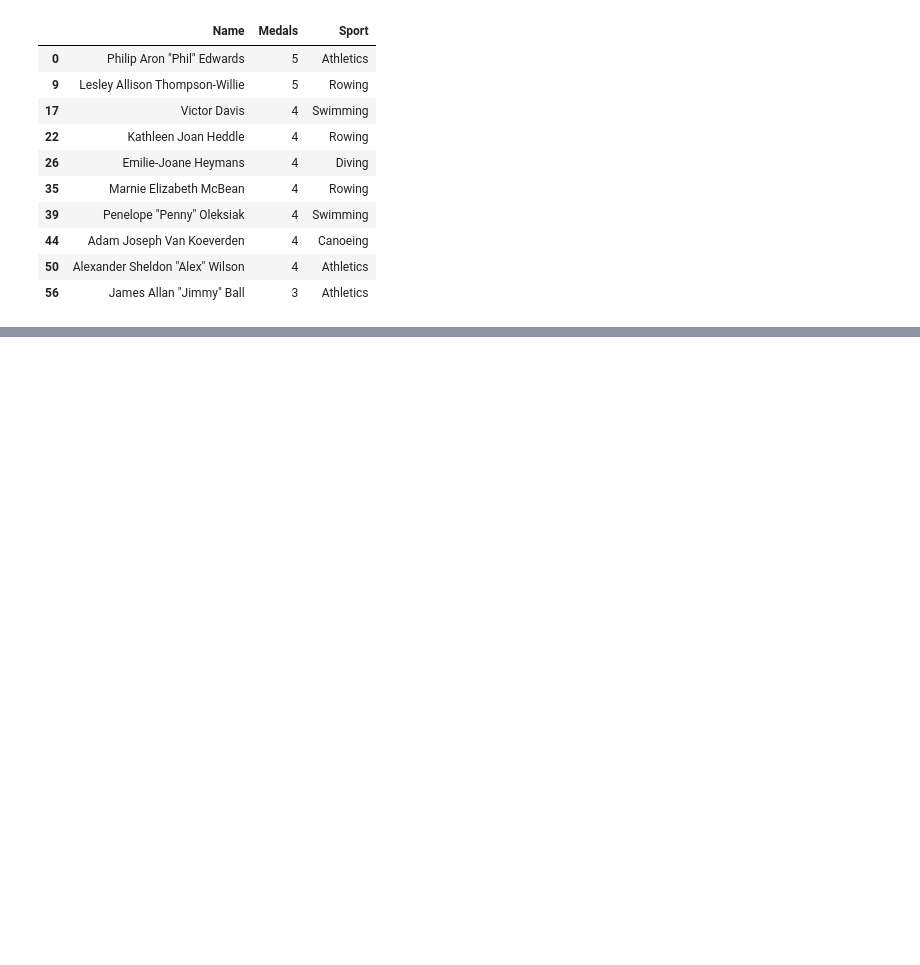
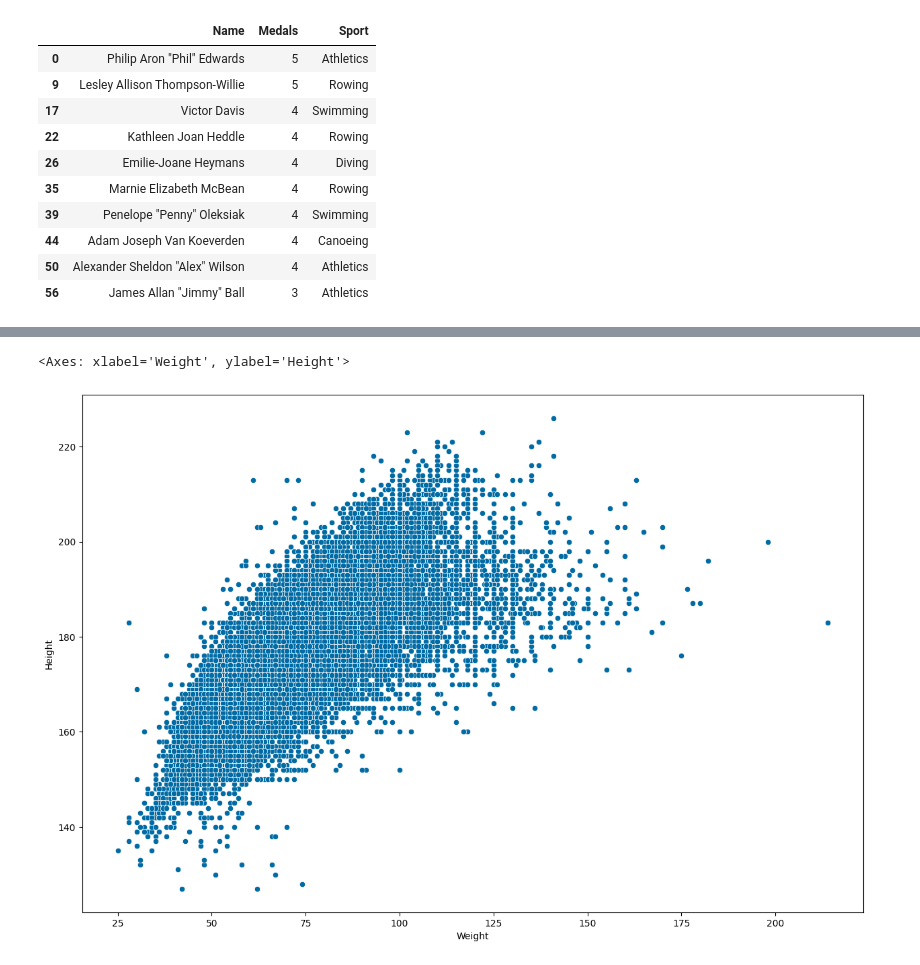
Before and after one commit to V-A-N-S-H/Olympics-Data-Analysis, a Jupyter notebook: Olympics_Analysis.ipynb, the cells around one changed output, grey strips where cells are left out. Drawn from its saved outputs; the diff is of its cells as text; code cells hidden in the pictures; blank space fills up the shorter version.

```diff
--- a/Olympics_Analysis.ipynb
+++ b/Olympics_Analysis.ipynb
@@ -952,0 +1018,2 @@ most_successful_athlete_of_country(df, "Canada")
+# %%
+athlete_df["Medal"] = athlete_df["Medal"].fillna("No Medal")
@@ -952,0 +1036,6 @@ most_successful_athlete_of_country(df, "Canada")
+# %%
+plt.figure(figsize=(15,10))
+sns.scatterplot(x=athlete_df["Weight"], y=athlete_df["Height"])
+# %% [output]
+<Axes: xlabel='Weight', ylabel='Height'>
+[figure, added]
```
Also changed, not shown: parts of 23 cells of this notebook, 2 other files.
